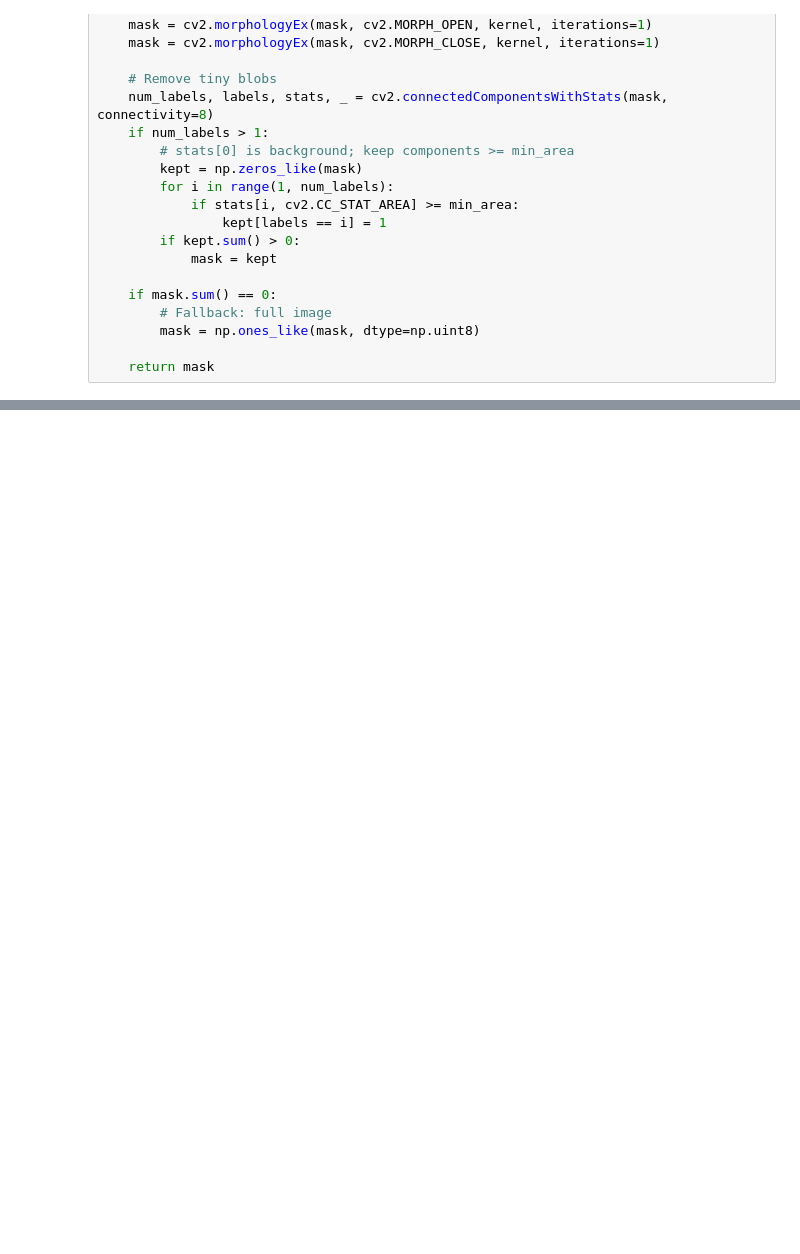
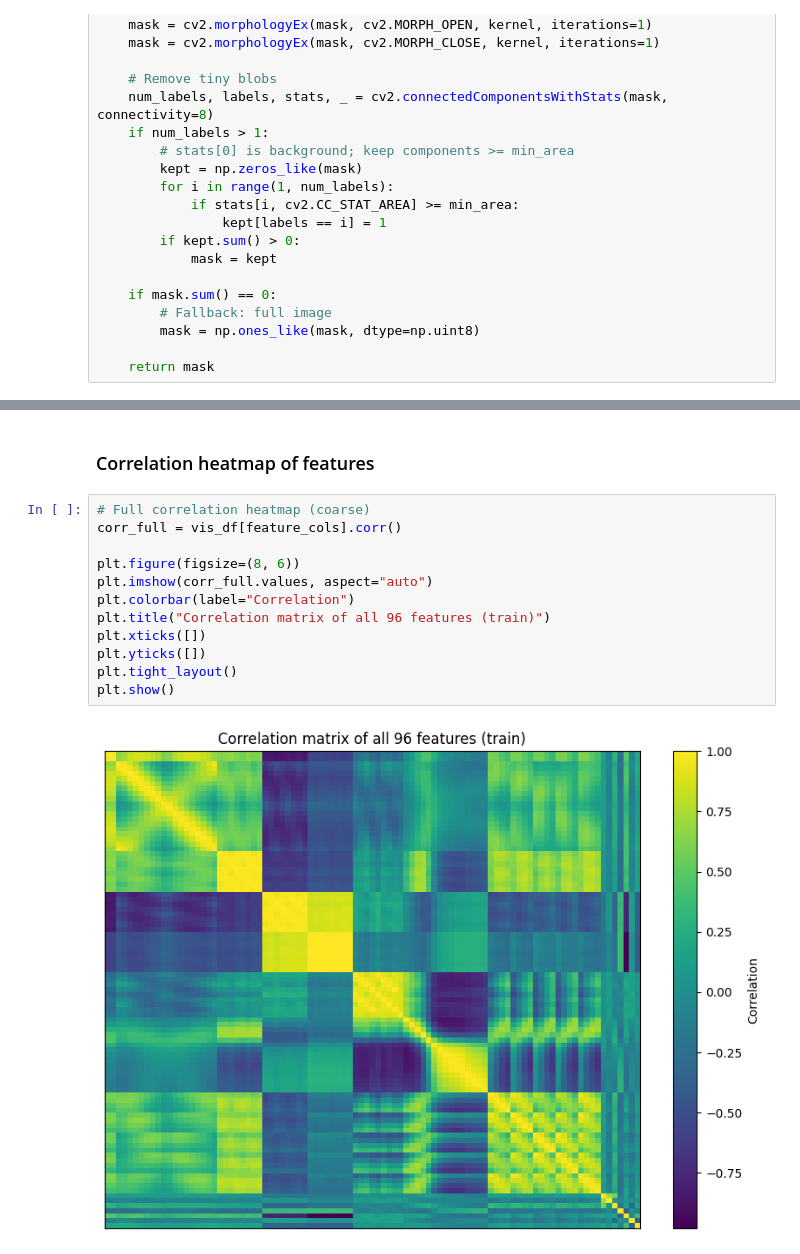
Before and after one commit to Swapnil-Safkat/Fossil-Patern-centric-AI-detection, a Jupyter notebook: textual feature extraction.ipynb, the cells around one changed output, grey strips where cells are left out. Drawn from its saved outputs; the diff is of its cells as text; blank space fills up the shorter version.

```diff
--- a/textual feature extraction.ipynb
+++ b/textual feature extraction.ipynb
@@ -269,0 +626,16 @@ def extract_all_features(gray: np.ndarray, mask: np.ndarray):
+# %% [markdown]
+### Correlation heatmap of features
+# %%
+# Full correlation heatmap (coarse)
+corr_full = vis_df[feature_cols].corr()
+
+plt.figure(figsize=(8, 6))
+plt.imshow(corr_full.values, aspect="auto")
+plt.colorbar(label="Correlation")
+plt.title("Correlation matrix of all 96 features (train)")
+plt.xticks([])
+plt.yticks([])
+plt.tight_layout()
+plt.show()
+# %% [output]
+[figure, added]
```
Also changed, not shown: parts of 27 cells of this notebook, 19 other files.
